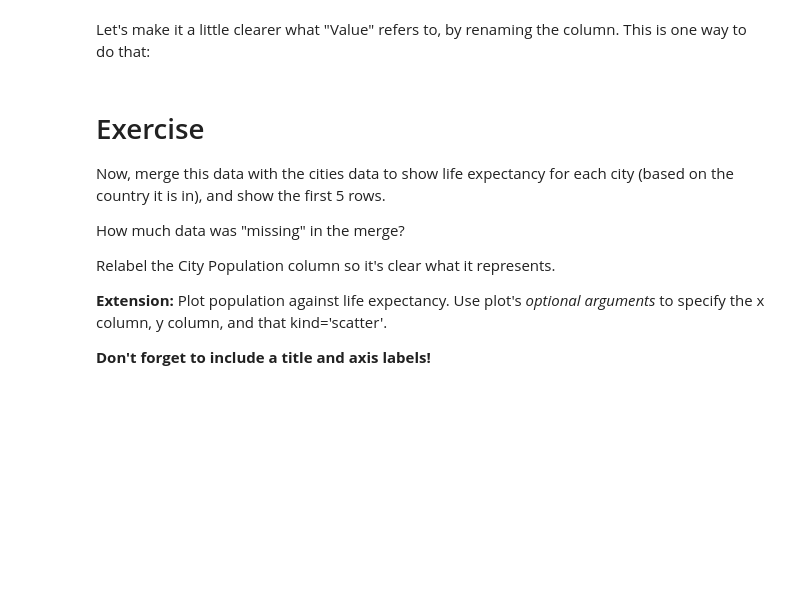
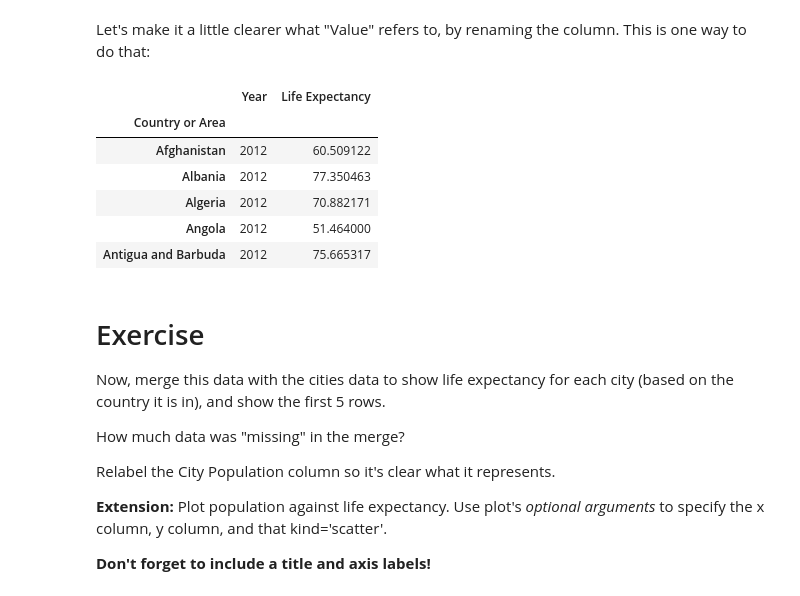
Before and after one commit to beatricesoresina/QM2, a Jupyter notebook: notebooks/W06. Merging and Joining.ipynb, the cells around one changed output. Cells and saved outputs as stored; diff of their text form; code cells hidden in the pictures; blank space fills up the shorter version.

```diff
--- a/notebooks/W06. Merging and Joining.ipynb
+++ b/notebooks/W06. Merging and Joining.ipynb
@@ -423,3 +428,22 @@ life.head()
+# %%
+life.rename(columns={'Value':'Life Expectancy'}, inplace=True)
+life = life.drop('Value Footnotes', axis=1)
+# Use only the most recent data (2012)
+latest_data = life[life['Year'] == 2012]
+
+# Rename the 'Value' column to 'Life Expectancy'
+latest_data = latest_data.rename(columns={'Value': 'Life Expectancy'})
+
+# Display the head of the cleaned DataFrame
+latest_data.head()
+# %% [output]
+|  | Year | Life Expectancy |
+| Country or Area |  |  |
+| Afghanistan | 2012 | 60.509122 |
+| Albania | 2012 | 77.350463 |
+| Algeria | 2012 | 70.882171 |
+| Angola | 2012 | 51.464000 |
+| Antigua and Barbuda | 2012 | 75.665317 |
 # %% [markdown]
 # Exercise
 
```
Also changed, not shown: parts of 23 cells of this notebook.
